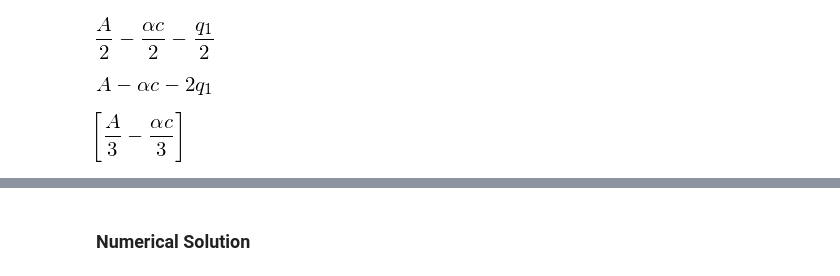
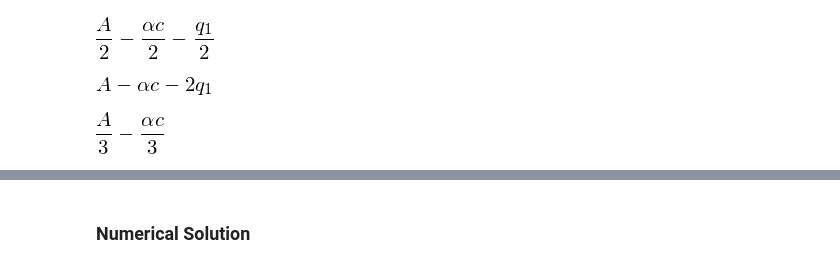
Before and after one commit to NumEconCopenhagen/projects-2019-peter-larsens-kaffe-m-havre, a Jupyter notebook: modelproject/Ligevægt.ipynb, the cells around one changed output, grey strips where cells are left out. Cells and saved outputs as stored; diff of their text form; code cells hidden in the pictures.

```diff
--- a/modelproject/Ligevægt.ipynb
+++ b/modelproject/Ligevægt.ipynb
@@ -237,8 +237,8 @@ Cq1 = sm.solve(F1,q2)[0] # Solves for market quantiy
 Cq1
 # %% [output]
 [figure]
-# %%
-M=sm.solve(Cq1-Cq2,q1)
-M
-# %% [output]
-[figure, removed]
+# %%
+CON=sm.solve(Cq1-Cq2,q1)[0] # In Eq Cq1=Cq2, so solve for q1
+CON
+# %% [output]
+[figure, added]
```
Also changed, not shown: parts of 21 cells of this notebook.
